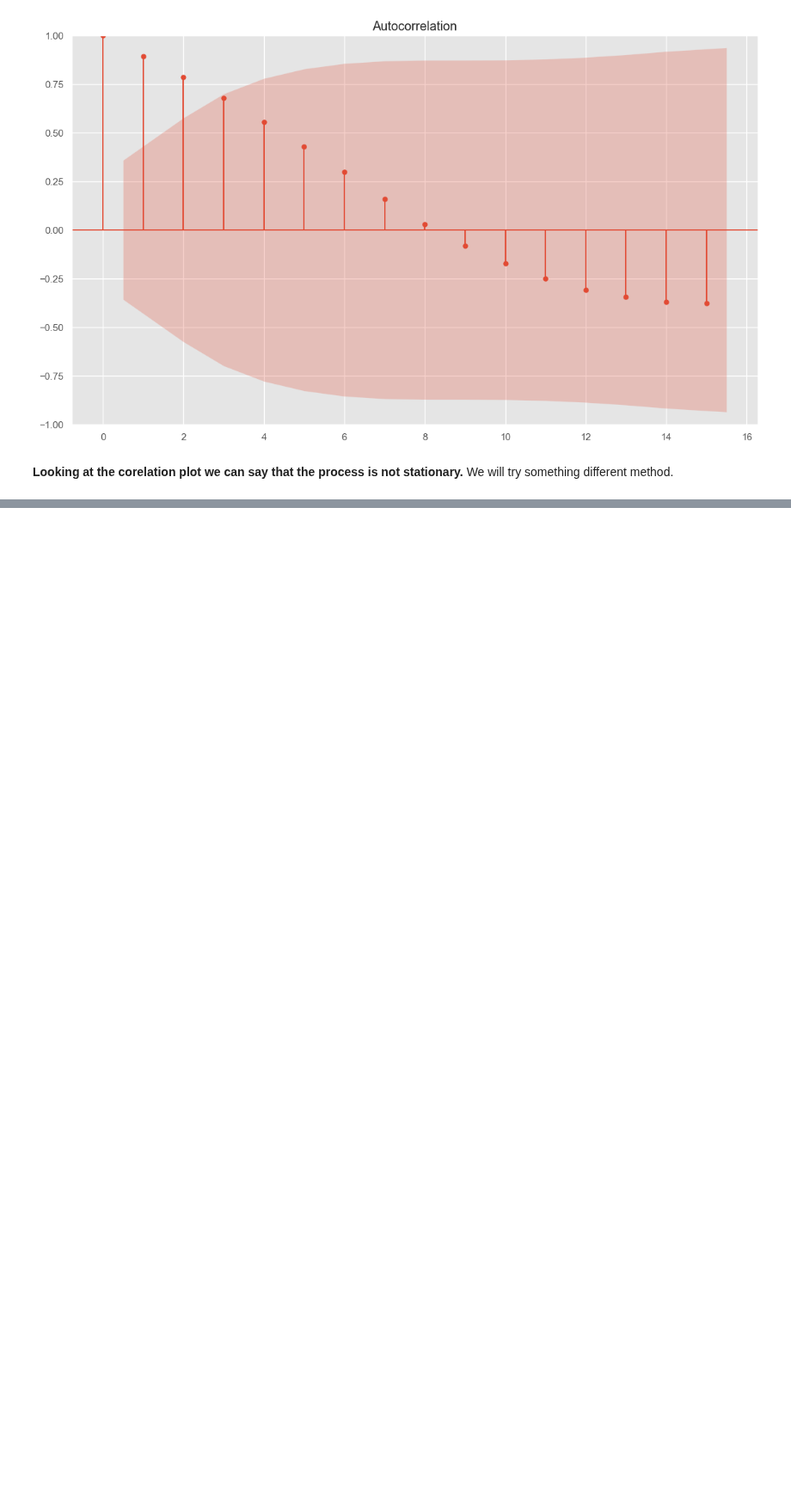
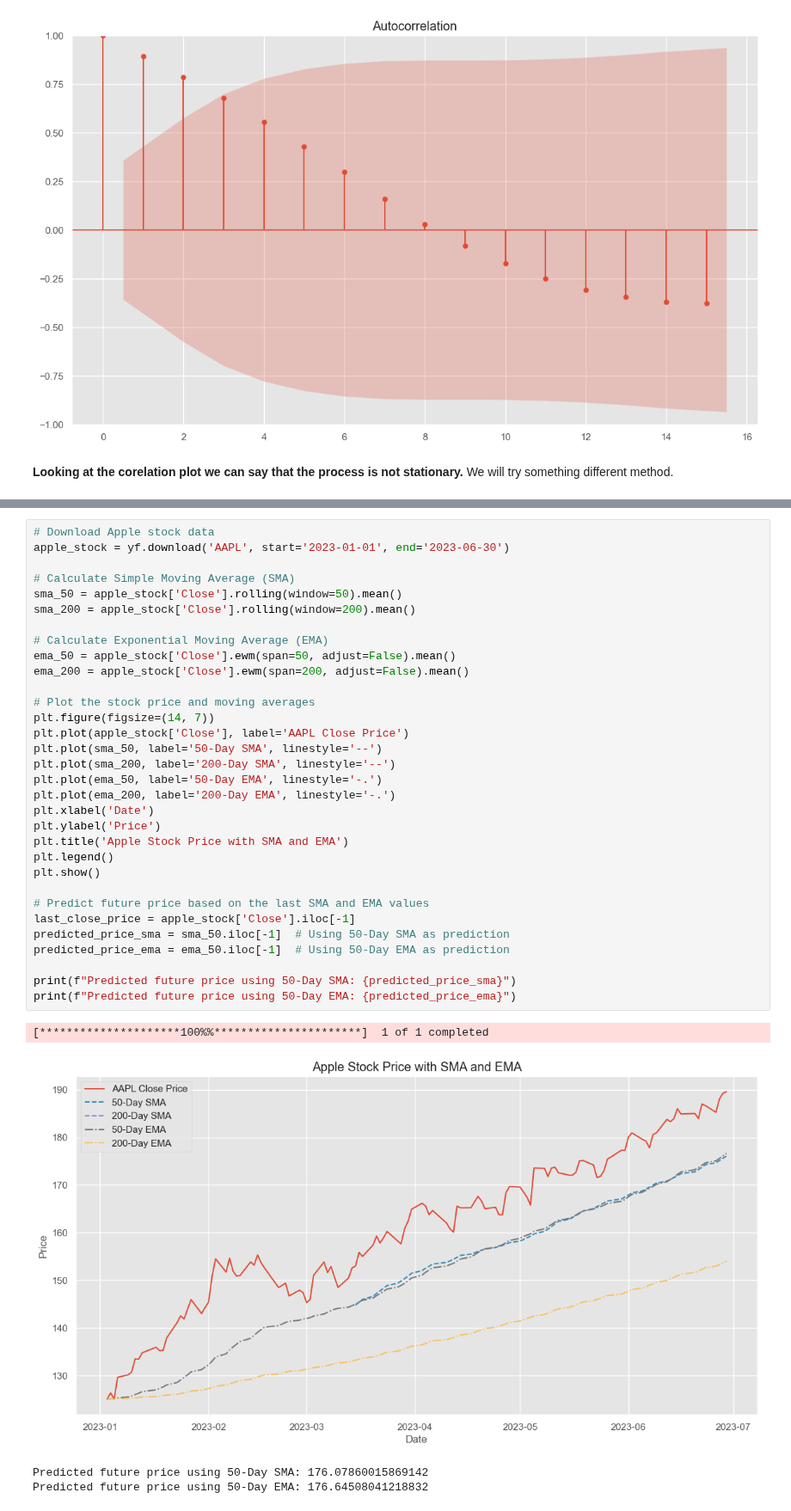
Before and after one commit to jzy0040/PythonIntroAndDataModeling, a Jupyter notebook: notebooks/BAN7101BusinessAnalytics/TimeSeriesAnalysis.ipynb, the cells around one changed output, grey strips where cells are left out. Shown at 86% size. Saved outputs shown, nothing was run; the diff lists cells and outputs as text; blank space fills up the shorter version.

```diff
--- a/notebooks/BAN7101BusinessAnalytics/TimeSeriesAnalysis.ipynb
+++ b/notebooks/BAN7101BusinessAnalytics/TimeSeriesAnalysis.ipynb
@@ -176,0 +198,37 @@ Autoregressive models are commonly used in time series analysis for forecasting
+# %%
+# Download Apple stock data
+apple_stock = yf.download('AAPL', start='2023-01-01', end='2023-06-30')
+
+# Calculate Simple Moving Average (SMA)
+sma_50 = apple_stock['Close'].rolling(window=50).mean()
+sma_200 = apple_stock['Close'].rolling(window=200).mean()
+
+# Calculate Exponential Moving Average (EMA)
+ema_50 = apple_stock['Close'].ewm(span=50, adjust=False).mean()
+ema_200 = apple_stock['Close'].ewm(span=200, adjust=False).mean()
+
+# Plot the stock price and moving averages
+plt.figure(figsize=(14, 7))
+plt.plot(apple_stock['Close'], label='AAPL Close Price')
+plt.plot(sma_50, label='50-Day SMA', linestyle='--')
+plt.plot(sma_200, label='200-Day SMA', linestyle='--')
+plt.plot(ema_50, label='50-Day EMA', linestyle='-.')
+plt.plot(ema_200, label='200-Day EMA', linestyle='-.')
+plt.xlabel('Date')
+plt.ylabel('Price')
+plt.title('Apple Stock Price with SMA and EMA')
+plt.legend()
+plt.show()
+
+# Predict future price based on the last SMA and EMA values
+last_close_price = apple_stock['Close'].iloc[-1]
+predicted_price_sma = sma_50.iloc[-1]  # Using 50-Day SMA as prediction
+predicted_price_ema = ema_50.iloc[-1]  # Using 50-Day EMA as prediction
+
+print(f"Predicted future price using 50-Day SMA: {predicted_price_sma}")
+print(f"Predicted future price using 50-Day EMA: {predicted_price_ema}")
+# %% [output]
+[*********************100%%**********************]  1 of 1 completed
+[figure, added]
+Predicted future price using 50-Day SMA: 176.07860015869142
+Predicted future price using 50-Day EMA: 176.64508041218832
```
Also changed, not shown: parts of 18 cells of this notebook, 2 other files.
